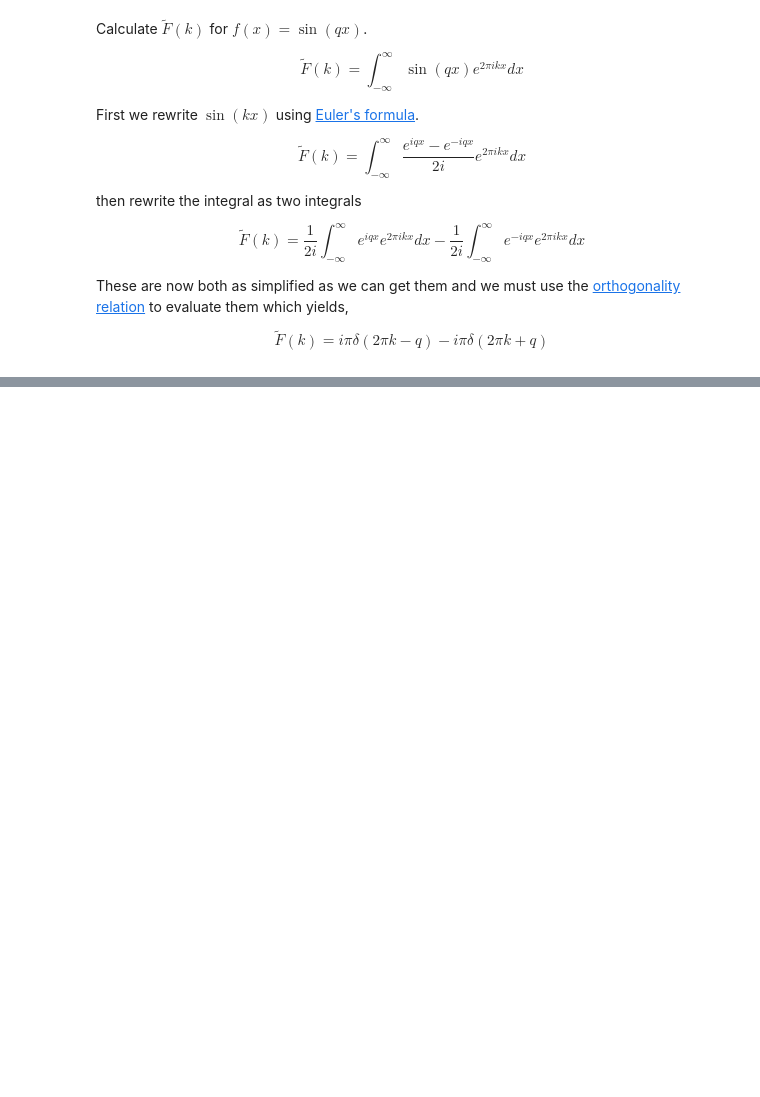
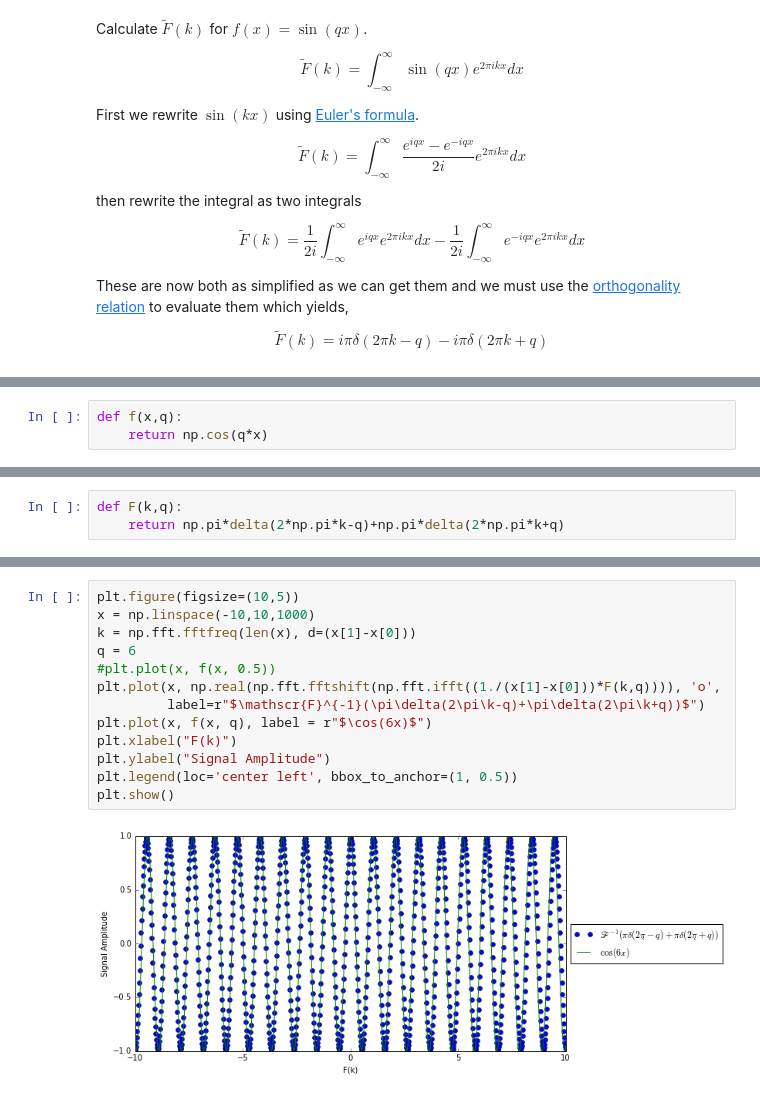
Before and after one commit to McMorranLab/McMorran-group-tutorials, a Jupyter notebook: Notebooks/FFT.ipynb, the cells around one changed output, grey strips where cells are left out. Drawn from its saved outputs; the diff is of its cells as text; blank space fills up the shorter version.

```diff
--- a/Notebooks/FFT.ipynb
+++ b/Notebooks/FFT.ipynb
@@ -95,0 +95,3 @@ $$f(x)=\exp{\left(-a|x-x_0|\right)}$$
+# %%
+def f(x,q):
+    return np.cos(q*x)
@@ -95,0 +109,3 @@ $$f(x)=\exp{\left(-a|x-x_0|\right)}$$
+# %%
+def F(k,q):
+    return np.pi*delta(2*np.pi*k-q)+np.pi*delta(2*np.pi*k+q)
@@ -95,0 +121,15 @@ $$f(x)=\exp{\left(-a|x-x_0|\right)}$$
+# %%
+plt.figure(figsize=(10,5))
+x = np.linspace(-10,10,1000)
+k = np.fft.fftfreq(len(x), d=(x[1]-x[0]))
+q = 6
+#plt.plot(x, f(x, 0.5))
+plt.plot(x, np.real(np.fft.fftshift(np.fft.ifft((1./(x[1]-x[0]))*F(k,q)))), 'o',
+         label=r"$\mathscr{F}^{-1}(\pi\delta(2\pi\k-q)+\pi\delta(2\pi\k+q))$")
+plt.plot(x, f(x, q), label = r"$\cos(6x)$")
+plt.xlabel("F(k)")
+plt.ylabel("Signal Amplitude")
+plt.legend(loc='center left', bbox_to_anchor=(1, 0.5))
+plt.show()
+# %% [output]
+[figure, added]
```
Also changed, not shown: parts of 22 cells of this notebook, 2 other files.
